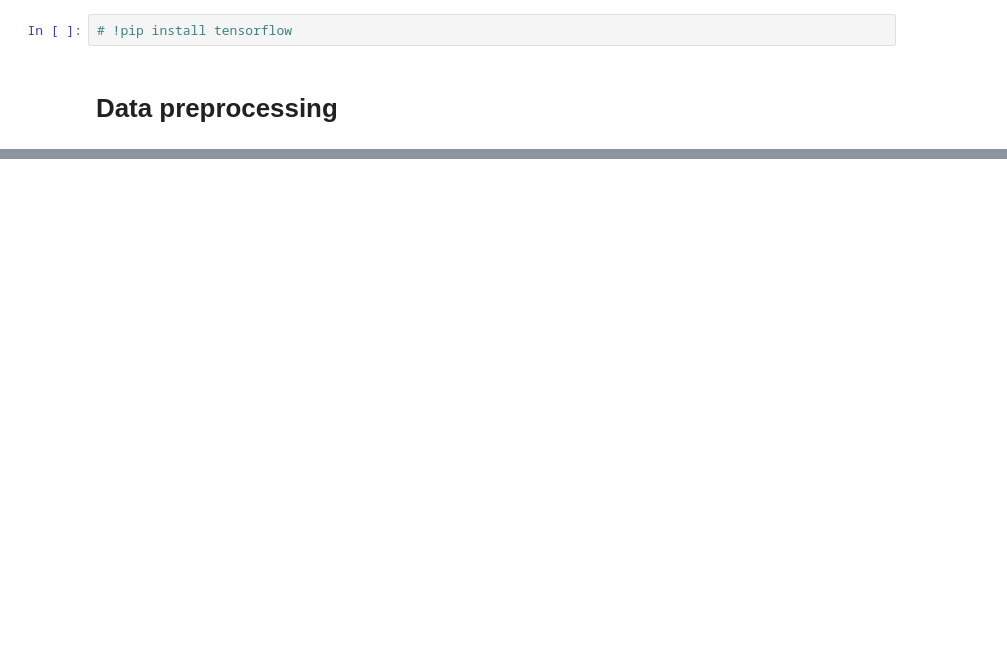
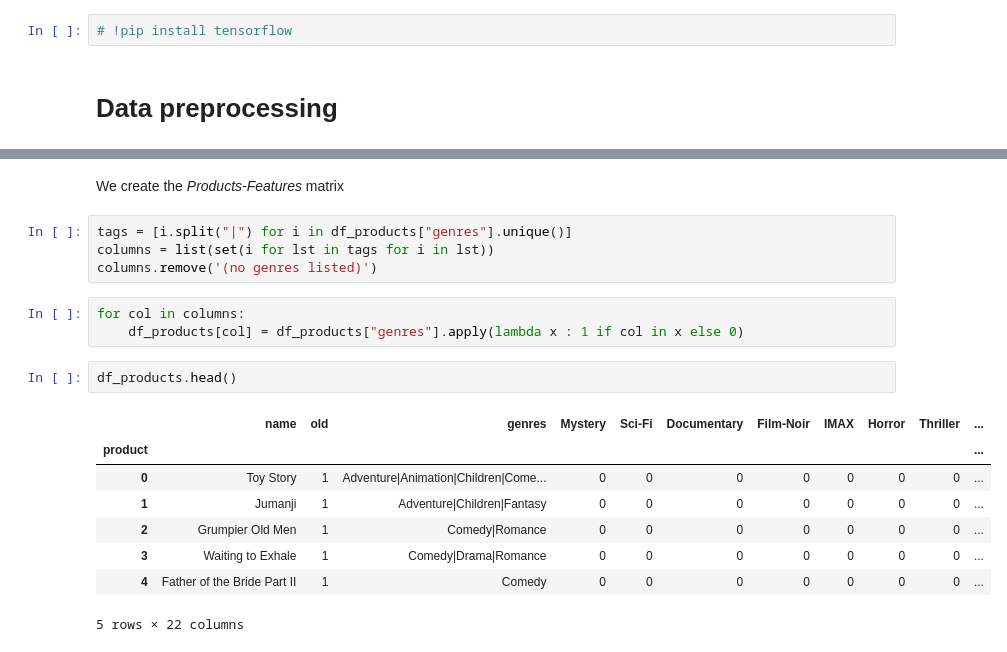
Before and after one commit to kidrissa/recommendation_system, a Jupyter notebook: notebook.ipynb, the cells around one changed output, grey strips where cells are left out. Saved outputs shown, nothing was run; the diff lists cells and outputs as text; blank space fills up the shorter version.

```diff
--- a/notebook.ipynb
+++ b/notebook.ipynb
@@ -19,0 +129,20 @@ from tensorflow.keras import models, layers, utils  #(2.6.0)
+# %% [markdown]
+We create the *Products-Features* matrix
+# %%
+tags = [i.split("|") for i in df_products["genres"].unique()]
+columns = list(set(i for lst in tags for i in lst))
+columns.remove('(no genres listed)')
+# %%
+for col in columns:
+    df_products[col] = df_products["genres"].apply(lambda x : 1 if col in x else 0)
+# %%
+df_products.head()
+# %% [output]
+|  | name | old | genres | Mystery | Sci-Fi | Documentary | Film-Noir | IMAX | Horror | Thriller | ... |
+| product |  |  |  |  |  |  |  |  |  |  | ... |
+| 0 | Toy Story | 1 | Adventure|Animation|Children|Come... | 0 | 0 | 0 | 0 | 0 | 0 | 0 | ... |
+| 1 | Jumanji | 1 | Adventure|Children|Fantasy | 0 | 0 | 0 | 0 | 0 | 0 | 0 | ... |
+| 2 | Grumpier Old Men | 1 | Comedy|Romance | 0 | 0 | 0 | 0 | 0 | 0 | 0 | ... |
+| 3 | Waiting to Exhale | 1 | Comedy|Drama|Romance | 0 | 0 | 0 | 0 | 0 | 0 | 0 | ... |
+| 4 | Father of the Bride Part II | 1 | Comedy | 0 | 0 | 0 | 0 | 0 | 0 | 0 | ... |
+5 rows × 22 columns
```
Also changed, not shown: parts of 21 cells of this notebook.
